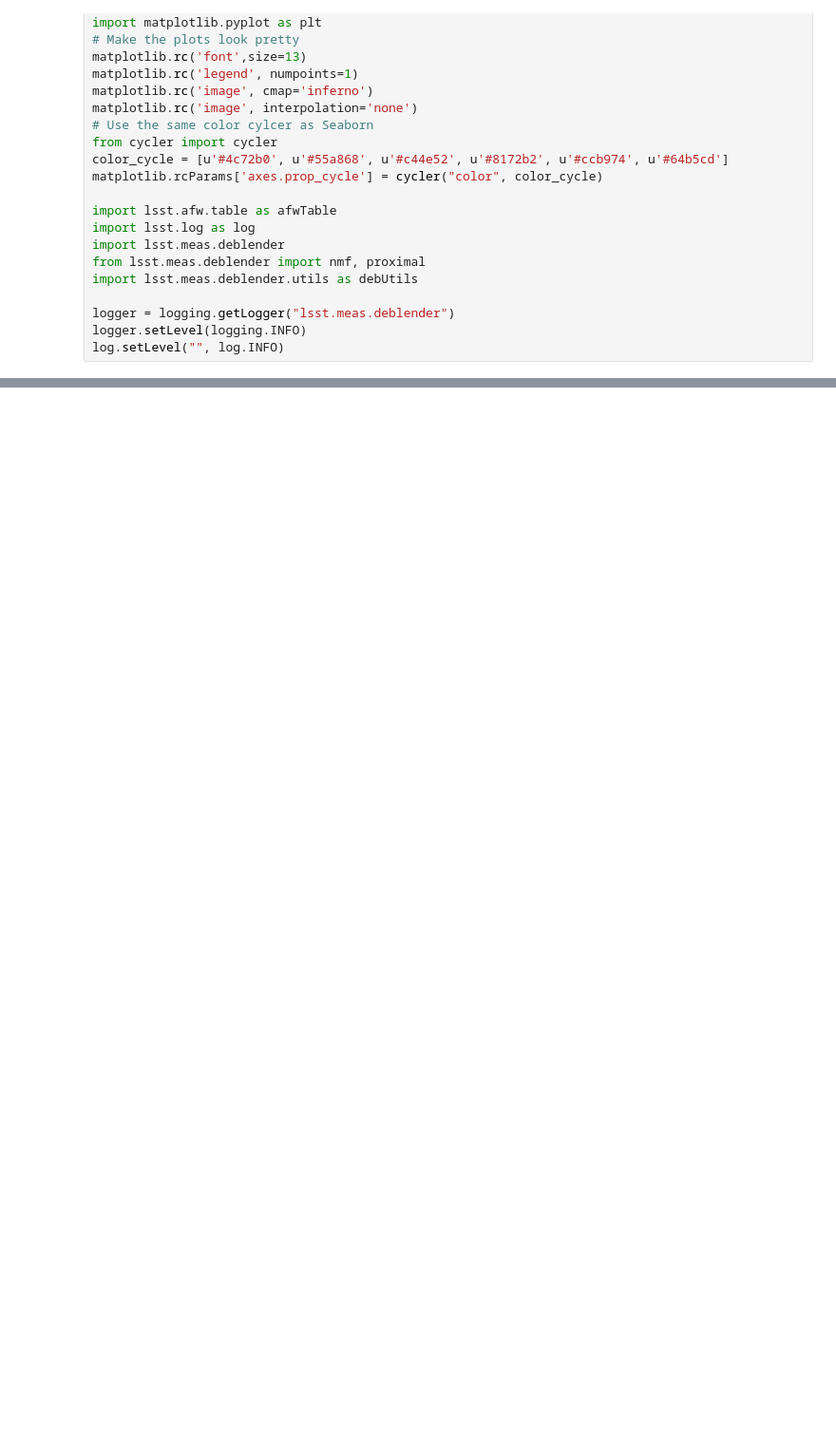
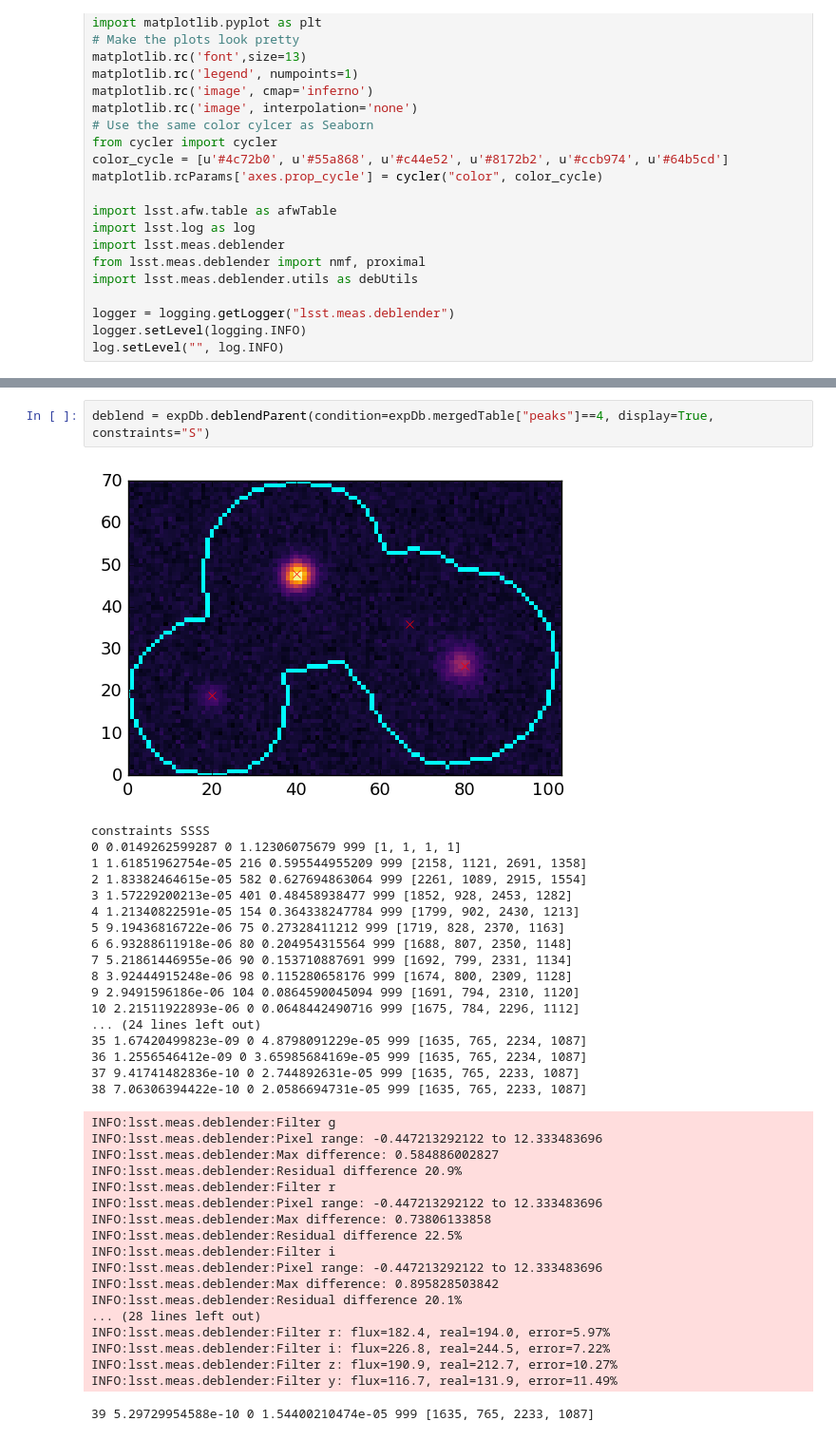
Before and after one commit to lsst/meas_deblender, a Jupyter notebook: examples/testNMFproximal.ipynb, the cells around one changed output, grey strips where cells are left out. Shown: that part at 95% size. Drawn from its saved outputs; the diff is of its cells as text; blank space fills up the shorter version.

```diff
--- a/examples/testNMFproximal.ipynb
+++ b/examples/testNMFproximal.ipynb
@@ -68,0 +103,39 @@ OrderedDict([(1,
+# %%
+deblend = expDb.deblendParent(condition=expDb.mergedTable["peaks"]==4, display=True, constraints="S")
+# %% [output]
+[figure, added]
+constraints SSSS
+0 0.0149262599287 0 1.12306075679 999 [1, 1, 1, 1]
+1 1.61851962754e-05 216 0.595544955209 999 [2158, 1121, 2691, 1358]
+2 1.83382464615e-05 582 0.627694863064 999 [2261, 1089, 2915, 1554]
+3 1.57229200213e-05 401 0.48458938477 999 [1852, 928, 2453, 1282]
+4 1.21340822591e-05 154 0.364338247784 999 [1799, 902, 2430, 1213]
+5 9.19436816722e-06 75 0.27328411212 999 [1719, 828, 2370, 1163]
+6 6.93288611918e-06 80 0.204954315564 999 [1688, 807, 2350, 1148]
+7 5.21861446955e-06 90 0.153710887691 999 [1692, 799, 2331, 1134]
+8 3.92444915248e-06 98 0.115280658176 999 [1674, 800, 2309, 1128]
+9 2.9491596186e-06 104 0.0864590045094 999 [1691, 794, 2310, 1120]
+10 2.21511922893e-06 0 0.0648442490716 999 [1675, 784, 2296, 1112]
+... (24 lines left out)
+35 1.67420499823e-09 0 4.8798091229e-05 999 [1635, 765, 2234, 1087]
+36 1.2556546412e-09 0 3.65985684169e-05 999 [1635, 765, 2234, 1087]
+37 9.41741482836e-10 0 2.744892631e-05 999 [1635, 765, 2233, 1087]
+38 7.06306394422e-10 0 2.0586694731e-05 999 [1635, 765, 2233, 1087]
+INFO:lsst.meas.deblender:Filter g
+INFO:lsst.meas.deblender:Pixel range: -0.447213292122 to 12.333483696
+INFO:lsst.meas.deblender:Max difference: 0.584886002827
+INFO:lsst.meas.deblender:Residual difference 20.9%
+INFO:lsst.meas.deblender:Filter r
+INFO:lsst.meas.deblender:Pixel range: -0.447213292122 to 12.333483696
+INFO:lsst.meas.deblender:Max difference: 0.73806133858
+INFO:lsst.meas.deblender:Residual difference 22.5%
+INFO:lsst.meas.deblender:Filter i
+INFO:lsst.meas.deblender:Pixel range: -0.447213292122 to 12.333483696
+INFO:lsst.meas.deblender:Max difference: 0.895828503842
+INFO:lsst.meas.deblender:Residual difference 20.1%
+... (28 lines left out)
+INFO:lsst.meas.deblender:Filter r: flux=182.4, real=194.0, error=5.97%
+INFO:lsst.meas.deblender:Filter i: flux=226.8, real=244.5, error=7.22%
+INFO:lsst.meas.deblender:Filter z: flux=190.9, real=212.7, error=10.27%
+INFO:lsst.meas.deblender:Filter y: flux=116.7, real=131.9, error=11.49%
+39 5.29729954588e-10 0 1.54400210474e-05 999 [1635, 765, 2233, 1087]
```
Also changed, not shown: parts of 9 cells of this notebook.
